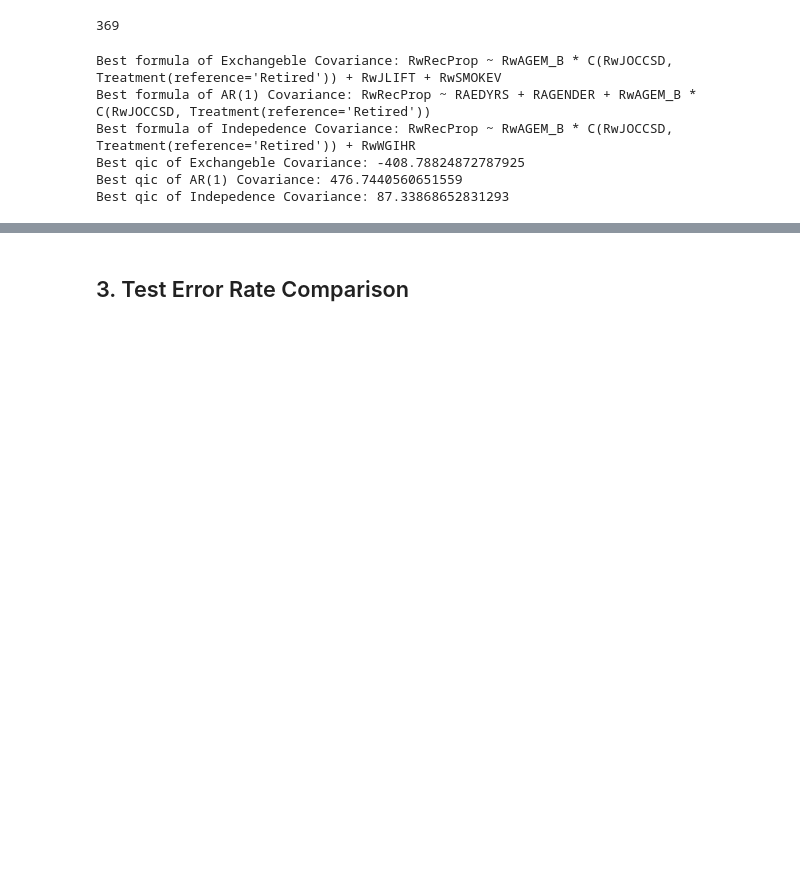
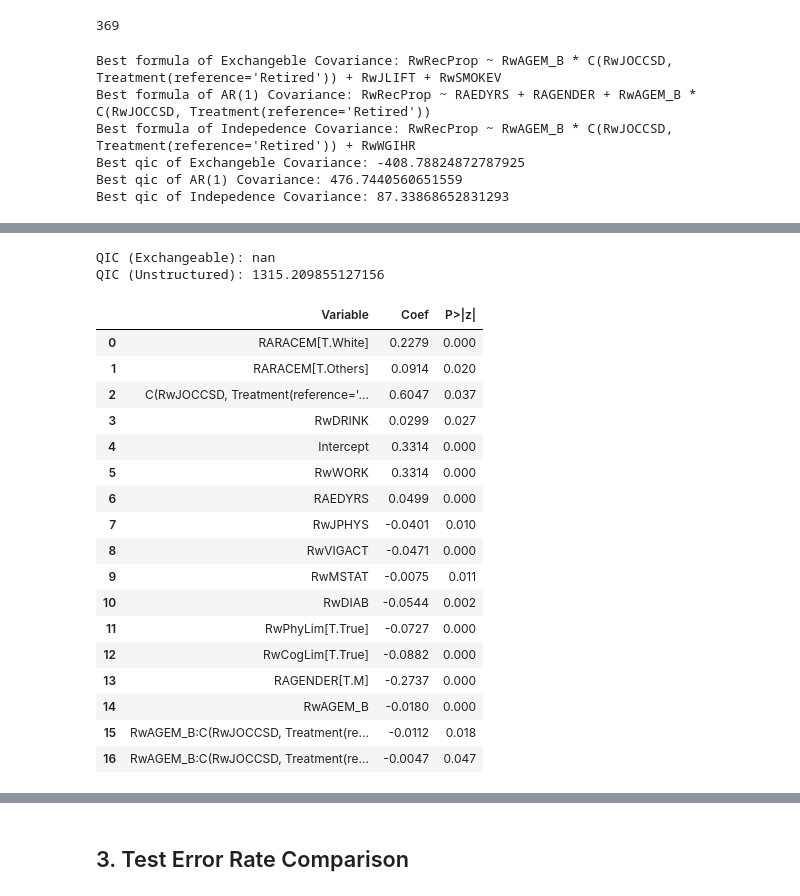
Before and after one commit to Owen-Darkhorse/Inter-Univer-Health-Data, a Jupyter notebook: Code/250624-GEE.ipynb, the cells around one changed output, grey strips where cells are left out. Saved outputs shown, nothing was run; the diff lists cells and outputs as text; code cells hidden in the pictures; blank space fills up the shorter version.

```diff
--- a/Code/250624-GEE.ipynb
+++ b/Code/250624-GEE.ipynb
@@ -343,0 +344,59 @@ RwWGIHR
+# %%
+qic_exch_full = calc_qic(resultsExchFull)
+# qic_ar_full = calc_qic(resultsARFull)
+qic_indep_full = calc_qic(resultsIndepFull)
+
+print(f"QIC (Exchangeable): {qic_exch_full}")
+# print(f"QIC (Autoregressive): {qic_ar_full}")
+print(f"QIC (Unstructured): {qic_indep_full}")
+# %% [output]
+QIC (Exchangeable): nan
+QIC (Unstructured): 1315.209855127156
+# %%
+import pandas as pd
+
+# Manually enter the summary table as a list of dictionaries
+summary_data = [
+    {"Variable": "RARACEM[T.White]", "Coef": 0.2279, "P>|z|": 0.000},
+    {"Variable": "RARACEM[T.Others]", "Coef": 0.0914, "P>|z|": 0.020},
+    {"Variable": "C(RwJOCCSD, Treatment(reference='Retired'))[T.High Risk Occupations]", "Coef": 0.6047, "P>|z|": 0.037},
+    {"Variable": "RwDRINK", "Coef": 0.0299, "P>|z|": 0.027},
+    {"Variable": "Intercept", "Coef": 0.3314, "P>|z|": 0.000},
+    {"Variable": "RwWORK", "Coef": 0.3314, "P>|z|": 0.000},
+    {"Variable": "RAEDYRS", "Coef": 0.0499, "P>|z|": 0.000},
+    {"Variable": "RwJPHYS", "Coef": -0.0401, "P>|z|": 0.010},
+    {"Variable": "RwVIGACT", "Coef": -0.0471, "P>|z|": 0.000},
+    {"Variable": "RwMSTAT", "Coef": -0.0075, "P>|z|": 0.011},
+    {"Variable": "RwDIAB", "Coef": -0.0544, "P>|z|": 0.002},
+    {"Variable": "RwPhyLim[T.True]", "Coef": -0.0727, "P>|z|": 0.000},
+    {"Variable": "RwCogLim[T.True]", "Coef": -0.0882, "P>|z|": 0.000},
+    {"Variable": "RAGENDER[T.M]", "Coef": -0.2737, "P>|z|": 0.000},
+    {"Variable": "RwAGEM_B", "Coef": -0.0180, "P>|z|": 0.000},
+    {"Variable": "RwAGEM_B:C(RwJOCCSD, Treatment(reference='Retired'))[T.High Risk Occupations]", "Coef": -0.0112, "P>|z|": 0.018},
+    {"Variable": "RwAGEM_B:C(RwJOCCSD, Treatment(reference='Retired'))[T.Sales]", "Coef": -0.0047, "P>|z|": 0.047},
+]
+
+# Create the DataFrame
+summary_df = pd.DataFrame(summary_data)
+
+# Display the DataFrame
+summary_df
+# %% [output]
+|  | Variable | Coef | P>|z| |
+| 0 | RARACEM[T.White] | 0.2279 | 0.000 |
+| 1 | RARACEM[T.Others] | 0.0914 | 0.020 |
+| 2 | C(RwJOCCSD, Treatment(reference='... | 0.6047 | 0.037 |
+| 3 | RwDRINK | 0.0299 | 0.027 |
+| 4 | Intercept | 0.3314 | 0.000 |
+| 5 | RwWORK | 0.3314 | 0.000 |
+| 6 | RAEDYRS | 0.0499 | 0.000 |
+| 7 | RwJPHYS | -0.0401 | 0.010 |
+| 8 | RwVIGACT | -0.0471 | 0.000 |
+| 9 | RwMSTAT | -0.0075 | 0.011 |
+| 10 | RwDIAB | -0.0544 | 0.002 |
+| 11 | RwPhyLim[T.True] | -0.0727 | 0.000 |
+| 12 | RwCogLim[T.True] | -0.0882 | 0.000 |
+| 13 | RAGENDER[T.M] | -0.2737 | 0.000 |
+| 14 | RwAGEM_B | -0.0180 | 0.000 |
+| 15 | RwAGEM_B:C(RwJOCCSD, Treatment(re... | -0.0112 | 0.018 |
+| 16 | RwAGEM_B:C(RwJOCCSD, Treatment(re... | -0.0047 | 0.047 |
```
Also changed, not shown: parts of 8 cells of this notebook.
